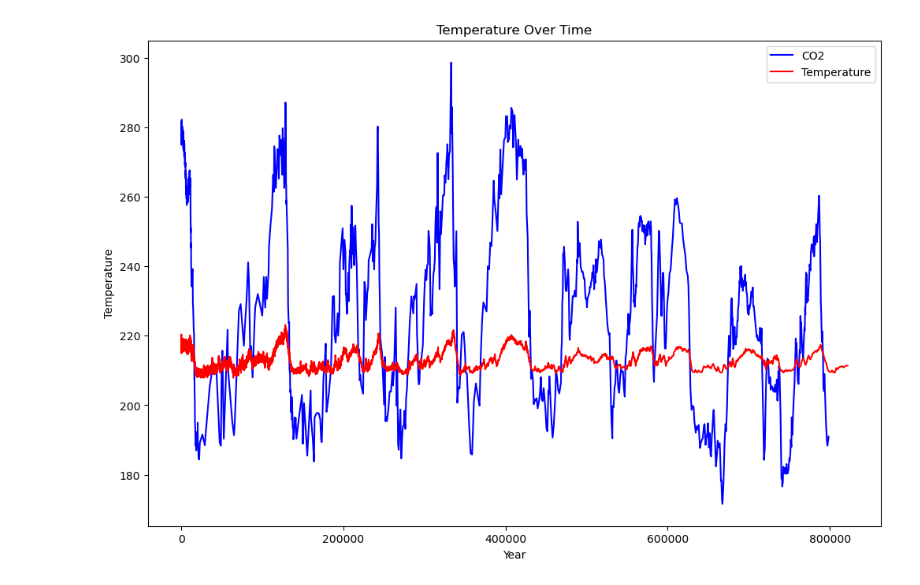
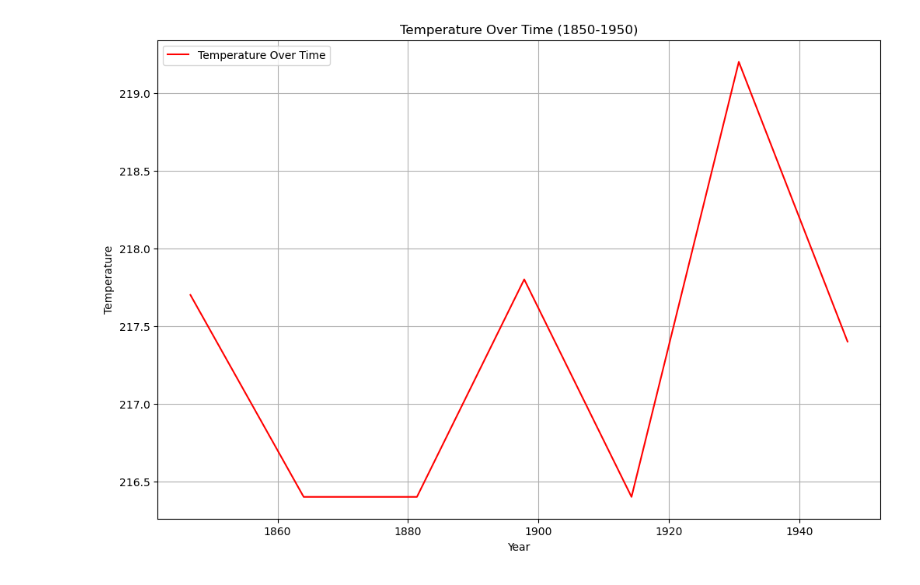
Before and after one commit to frankquinn89/PROGRAMMING_FOR_DATA_ANALYSIS_2, a Jupyter notebook: project.ipynb, the cells around one changed output. Cells and saved outputs as stored; diff of their text form; code cells hidden in the pictures.

```diff
--- a/project.ipynb
+++ b/project.ipynb
@@ -44,16 +106,14 @@ No artists with labels found to put in legend.  Note that artists whose label st
 # %%
+filtered_data = temperature_data[(temperature_data['AICC2012'] >= 1840) & (temperature_data['AICC2012'] <= 1960)]
+
 mplot.figure(figsize=(12, 8))
 
-mplot.plot(co2_data['EDC3_gas_a (yr)'], co2_data['CO2 (ppmv)'], color='blue', label='CO2')
-
-mplot.xlabel('EDC3_gas_a (yr)')
-mplot.ylabel('CO2 (ppmv)')
-mplot.title('CO2 Levels over Time')
-mplot.plot(temperature_data['AICC2012'], temperature_data['temp'], color='red', label='Temperature')
+mplot.plot(filtered_data['AICC2012'], filtered_data['temp'], color='red', label='Temperature Over Time')
 mplot.xlabel('Year')
 mplot.ylabel('Temperature')
-mplot.title('Temperature Over Time')
+mplot.title('Temperature Over Time (1850-1950)')
 mplot.legend()
+mplot.grid(True)
 mplot.show()
 # %% [output]
-[figure, old version]
+[figure, new version]
```
Also changed, not shown: parts of 7 cells of this notebook, 2 other files.
